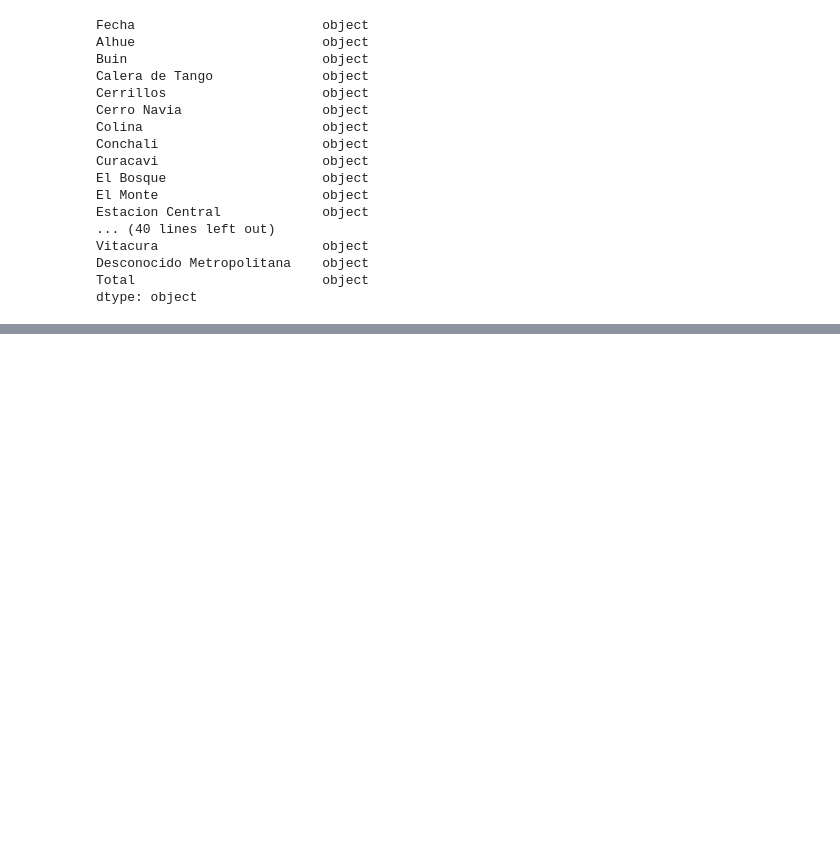
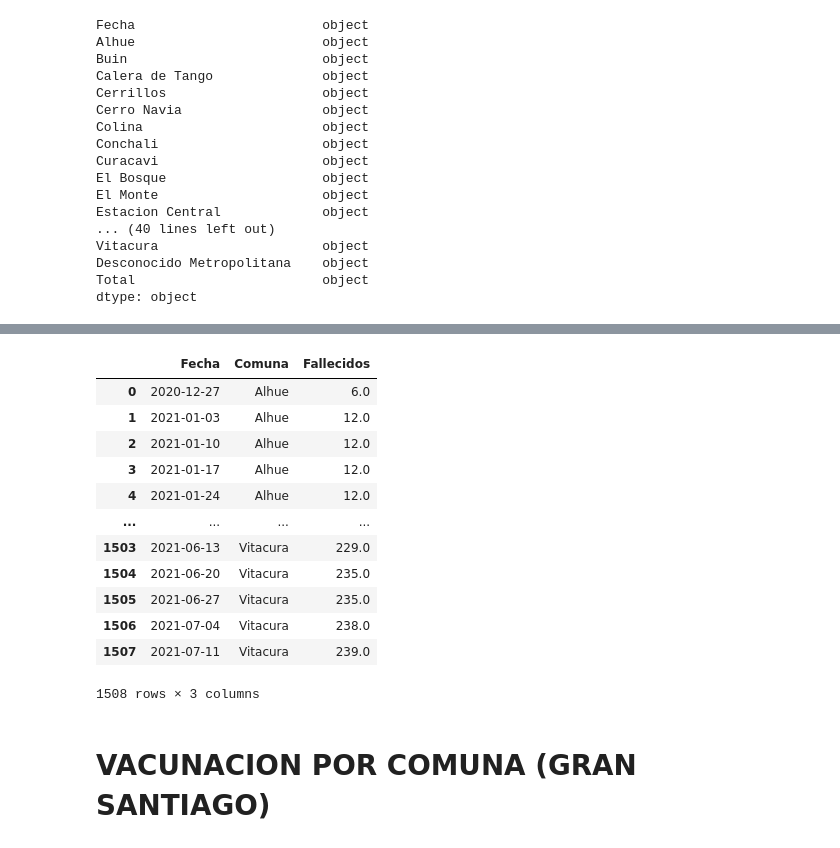
Before and after one commit to emiliopoblete/tareas, a Jupyter notebook: Tarea3.ipynb, the cells around one changed output, grey strips where cells are left out. Saved outputs shown, nothing was run; the diff lists cells and outputs as text; code cells hidden in the pictures; blank space fills up the shorter version.

```diff
--- a/Tarea3.ipynb
+++ b/Tarea3.ipynb
@@ -38,3 +42,5 @@ dtype: object
 # %%
 fallecidos_comuna['Fecha'] = pd.to_datetime(fallecidos_comuna['Fecha'])
 fallecidos_comuna = fallecidos_comuna.query("Fecha >='2020-12-24'")
+fallecidos_comuna = fallecidos_comuna.resample('W', on='Fecha').sum().reset_index()
+fallecidos_comuna = fallecidos_comuna.drop(['Desconocido Metropolitana', 'Total'], axis=1)
@@ -83,0 +47,19 @@ fallecidos_comuna.resample('W', on='Fecha').sum()
+# %%
+fallecidos_comuna = fallecidos_comuna.melt(id_vars='Fecha', var_name='Comuna', value_name='Fallecidos')
+fallecidos_comuna
+# %% [output]
+|  | Fecha | Comuna | Fallecidos |
+| 0 | 2020-12-27 | Alhue | 6.0 |
+| 1 | 2021-01-03 | Alhue | 12.0 |
+| 2 | 2021-01-10 | Alhue | 12.0 |
+| 3 | 2021-01-17 | Alhue | 12.0 |
+| 4 | 2021-01-24 | Alhue | 12.0 |
+| ... | ... | ... | ... |
+| 1503 | 2021-06-13 | Vitacura | 229.0 |
+| 1504 | 2021-06-20 | Vitacura | 235.0 |
+| 1505 | 2021-06-27 | Vitacura | 235.0 |
+| 1506 | 2021-07-04 | Vitacura | 238.0 |
+| 1507 | 2021-07-11 | Vitacura | 239.0 |
+1508 rows × 3 columns
+# %% [markdown]
+# VACUNACION POR COMUNA (GRAN SANTIAGO)
```
Also changed, not shown: parts of 27 cells of this notebook.
